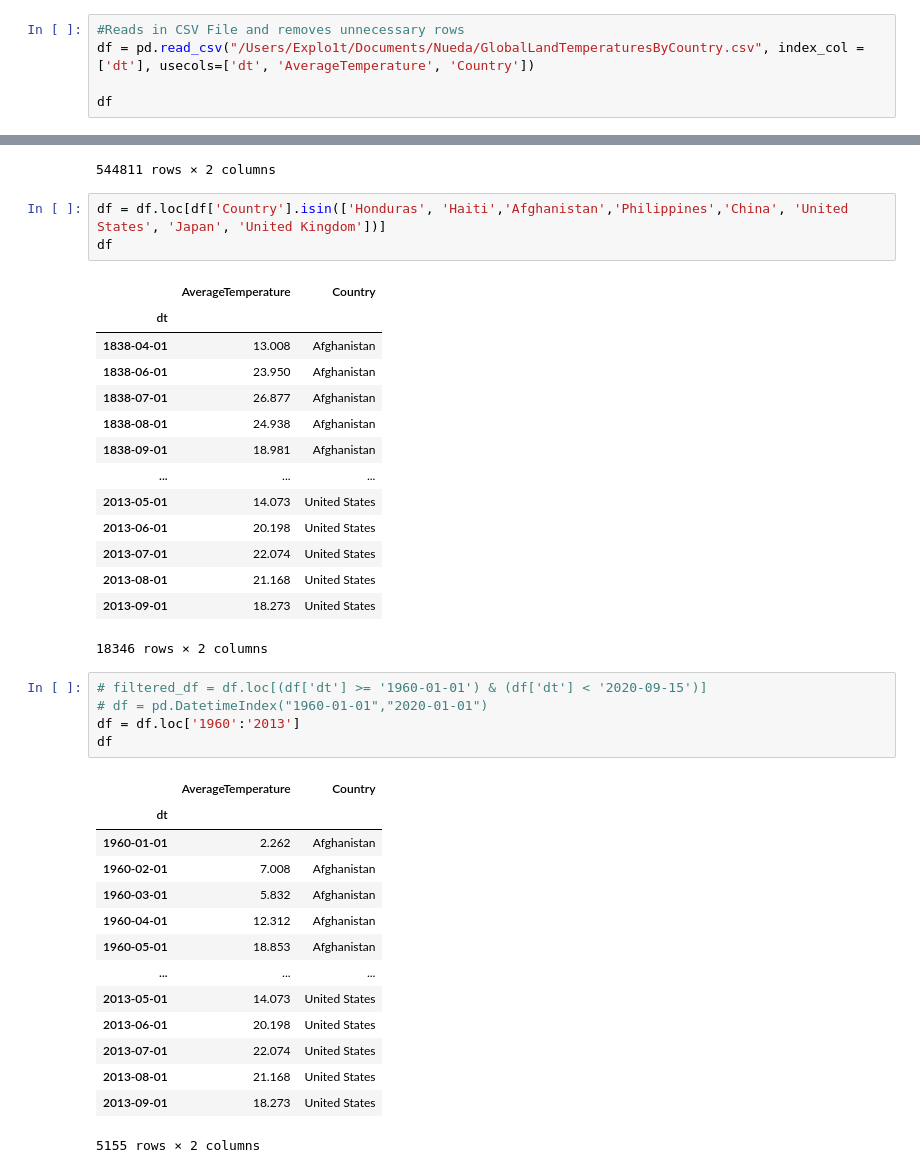
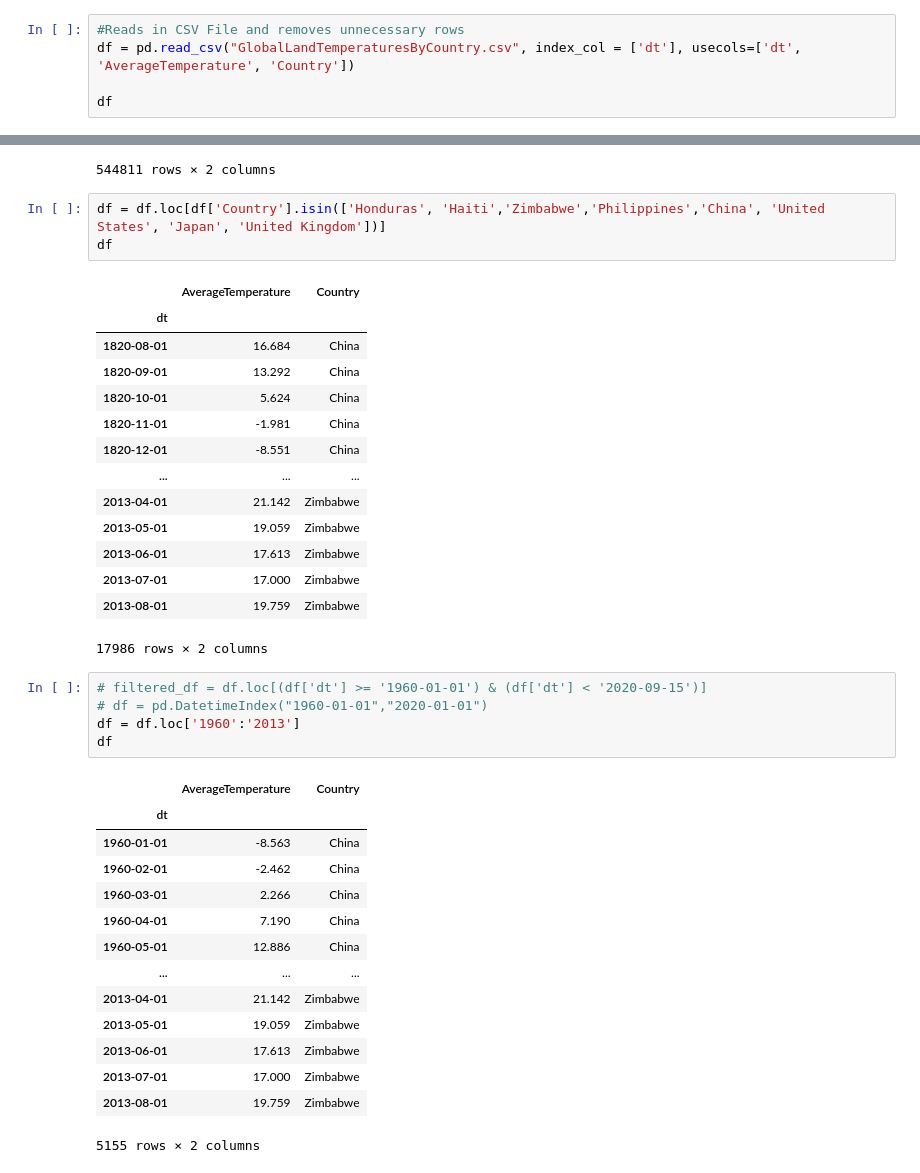
Before and after one commit to NamkhangNLe/Data-Analysis-for-Global-Temperatures-vs-GDP, a Jupyter notebook: Temperature.ipynb, the cells around one changed output, grey strips where cells are left out. Cells and saved outputs as stored; diff of their text form.

```diff
--- a/Temperature.ipynb
+++ b/Temperature.ipynb
@@ -3,7 +3,7 @@
 import pandas as pd
 # %%
 #Reads in CSV File and removes unnecessary rows
-df = pd.read_csv("/Users/Explo1t/Documents/Nueda/GlobalLandTemperaturesByCountry.csv", index_col = ['dt'], usecols=['dt', 'AverageTemperature', 'Country'])
+df = pd.read_csv("GlobalLandTemperaturesByCountry.csv", index_col = ['dt'], usecols=['dt', 'AverageTemperature', 'Country'])
 
 df
 # %% [output]
@@ -44,23 +44,23 @@ df
 | 2013-08-01 | 19.759 | Zimbabwe |
 544811 rows × 2 columns
 # %%
-df = df.loc[df['Country'].isin(['Honduras', 'Haiti','Afghanistan','Philippines','China', 'United States', 'Japan', 'United Kingdom'])]
+df = df.loc[df['Country'].isin(['Honduras', 'Haiti','Zimbabwe','Philippines','China', 'United States', 'Japan', 'United Kingdom'])]
 df
 # %% [output]
 |  | AverageTemperature | Country |
 | dt |  |  |
-| 1838-04-01 | 13.008 | Afghanistan |
-| 1838-06-01 | 23.950 | Afghanistan |
-| 1838-07-01 | 26.877 | Afghanistan |
-| 1838-08-01 | 24.938 | Afghanistan |
-| 1838-09-01 | 18.981 | Afghanistan |
+| 1820-08-01 | 16.684 | China |
+| 1820-09-01 | 13.292 | China |
+| 1820-10-01 | 5.624 | China |
+| 1820-11-01 | -1.981 | China |
+| 1820-12-01 | -8.551 | China |
 | ... | ... | ... |
-| 2013-05-01 | 14.073 | United States |
-| 2013-06-01 | 20.198 | United States |
-| 2013-07-01 | 22.074 | United States |
-| 2013-08-01 | 21.168 | United States |
-| 2013-09-01 | 18.273 | United States |
+| 2013-04-01 | 21.142 | Zimbabwe |
+| 2013-05-01 | 19.059 | Zimbabwe |
+| 2013-06-01 | 17.613 | Zimbabwe |
+| 2013-07-01 | 17.000 | Zimbabwe |
+| 2013-08-01 | 19.759 | Zimbabwe |
-18346 rows × 2 columns
+17986 rows × 2 columns
 # %%
 # filtered_df = df.loc[(df['dt'] >= '1960-01-01') & (df['dt'] < '2020-09-15')]
 # df = pd.DatetimeIndex("1960-01-01","2020-01-01")
@@ -69,17 +69,17 @@ df
 # %% [output]
 |  | AverageTemperature | Country |
 | dt |  |  |
-| 1960-01-01 | 2.262 | Afghanistan |
-| 1960-02-01 | 7.008 | Afghanistan |
-| 1960-03-01 | 5.832 | Afghanistan |
-| 1960-04-01 | 12.312 | Afghanistan |
-| 1960-05-01 | 18.853 | Afghanistan |
+| 1960-01-01 | -8.563 | China |
+| 1960-02-01 | -2.462 | China |
+| 1960-03-01 | 2.266 | China |
+| 1960-04-01 | 7.190 | China |
+| 1960-05-01 | 12.886 | China |
 | ... | ... | ... |
-| 2013-05-01 | 14.073 | United States |
-| 2013-06-01 | 20.198 | United States |
-| 2013-07-01 | 22.074 | United States |
-| 2013-08-01 | 21.168 | United States |
-| 2013-09-01 | 18.273 | United States |
+| 2013-04-01 | 21.142 | Zimbabwe |
+| 2013-05-01 | 19.059 | Zimbabwe |
+| 2013-06-01 | 17.613 | Zimbabwe |
+| 2013-07-01 | 17.000 | Zimbabwe |
+| 2013-08-01 | 19.759 | Zimbabwe |
 5155 rows × 2 columns
 # %%
 df = df.loc[pd.DatetimeIndex(df.index).month == 8]
```
Also changed, not shown: parts of 2 cells of this notebook, 4 other files.
